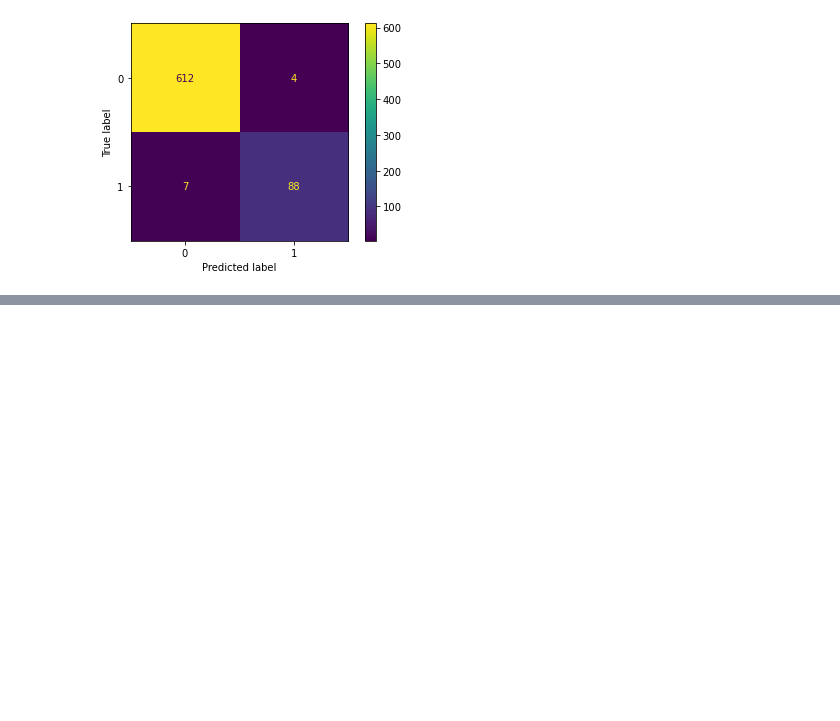
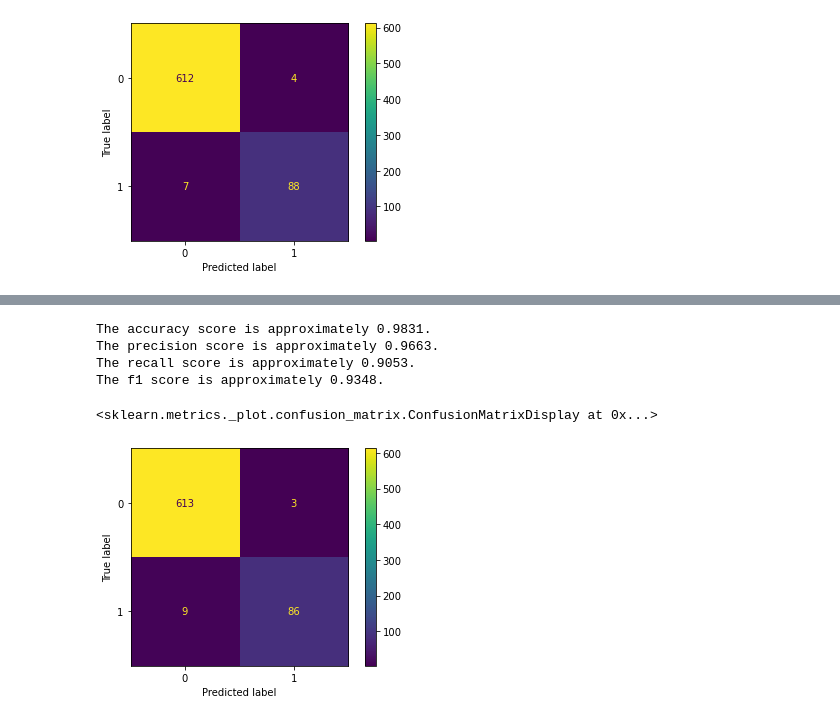
Before and after one commit to kvonkoni/spam-classifier, a Jupyter notebook: spam.ipynb, the cells around one changed output, grey strips where cells are left out. Saved outputs shown, nothing was run; the diff lists cells and outputs as text; code cells hidden in the pictures; blank space fills up the shorter version.

```diff
--- a/spam.ipynb
+++ b/spam.ipynb
@@ -227,0 +245,17 @@ The f1 score is approximately 0.8912.
+# %%
+bin_pipe = Pipeline([
+    ('vectorizer', CountVectorizer(binary=True)),
+    ('naive_bayes', MultinomialNB(alpha=1.0)),
+    ])
+
+bin_pipe.fit(X_train, y_train)
+
+print_score(bin_pipe, X_val, y_val)
+plot_confusion_matrix(bin_pipe, X_val, y_val)
+# %% [output]
+The accuracy score is approximately 0.9831.
+The precision score is approximately 0.9663.
+The recall score is approximately 0.9053.
+The f1 score is approximately 0.9348.
+<sklearn.metrics._plot.confusion_matrix.ConfusionMatrixDisplay at 0x...>
+[figure, added]
```
Also changed, not shown: parts of 7 cells of this notebook.
